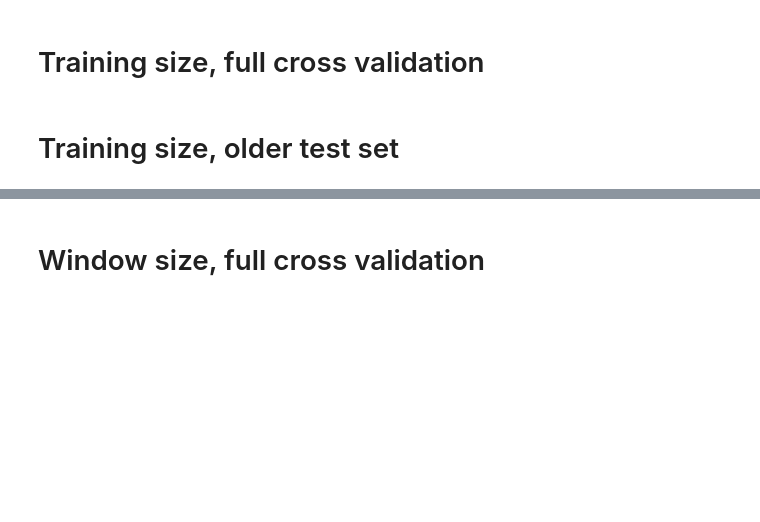
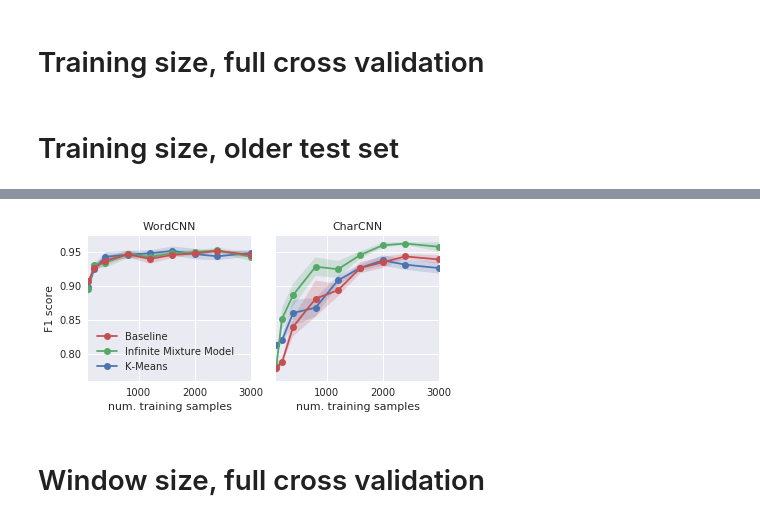
Before and after one commit to maarten990/masterthesis, a Jupyter notebook: charcnn.ipynb, the cells around one changed output, grey strips where cells are left out. Saved outputs shown, nothing was run; the diff lists cells and outputs as text; code cells hidden in the pictures; blank space fills up the shorter version.

```diff
--- a/charcnn.ipynb
+++ b/charcnn.ipynb
@@ -155,0 +272,26 @@ for n in [50, 100, 400, 800, 1200, 1600, 2000, 2400]:
+# %%
+import seaborn as sns
+d = {
+    "WordCNN": {
+        s: {
+            'K-Means': old_kmeans_s[s],
+            'Infinite Mixture Model': old_gmm_s[s],
+            'Baseline': old_baseline_s[s],
+        }
+        for s in old_kmeans_s.keys()
+    },
+    "CharCNN": {
+        s: {
+            'K-Means': old_char_kmeans_s[s],
+            'Infinite Mixture Model': old_char_gmm_s[s],
+            'Baseline': old_char_baseline_s[s],
+        }
+        for s in old_kmeans_s.keys()
+    }
+}
+
+with sns.axes_style("darkgrid"):
+    #evaluate.analyze_cnns(d, "window_size", "model")
+    evaluate.analyze_cnns(d, "num. training samples", "model", "../report/figures/results/training-size-old")
+# %% [output]
+[figure, added]
```
Also changed, not shown: parts of 9 cells of this notebook, 6 other files.
